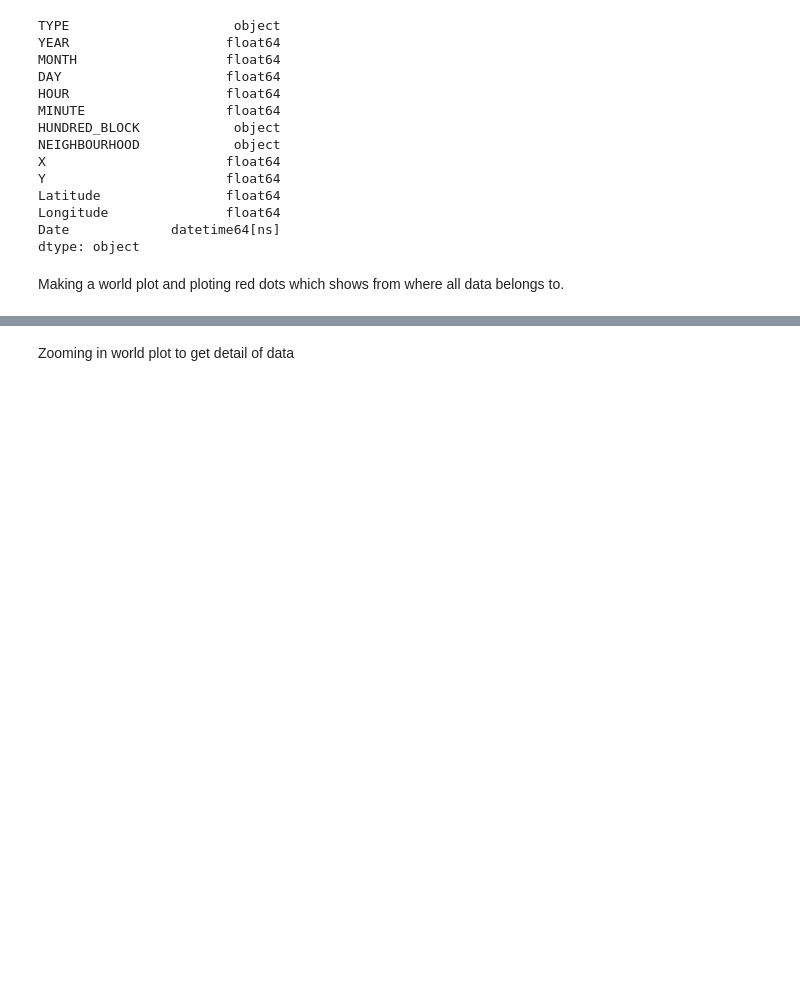
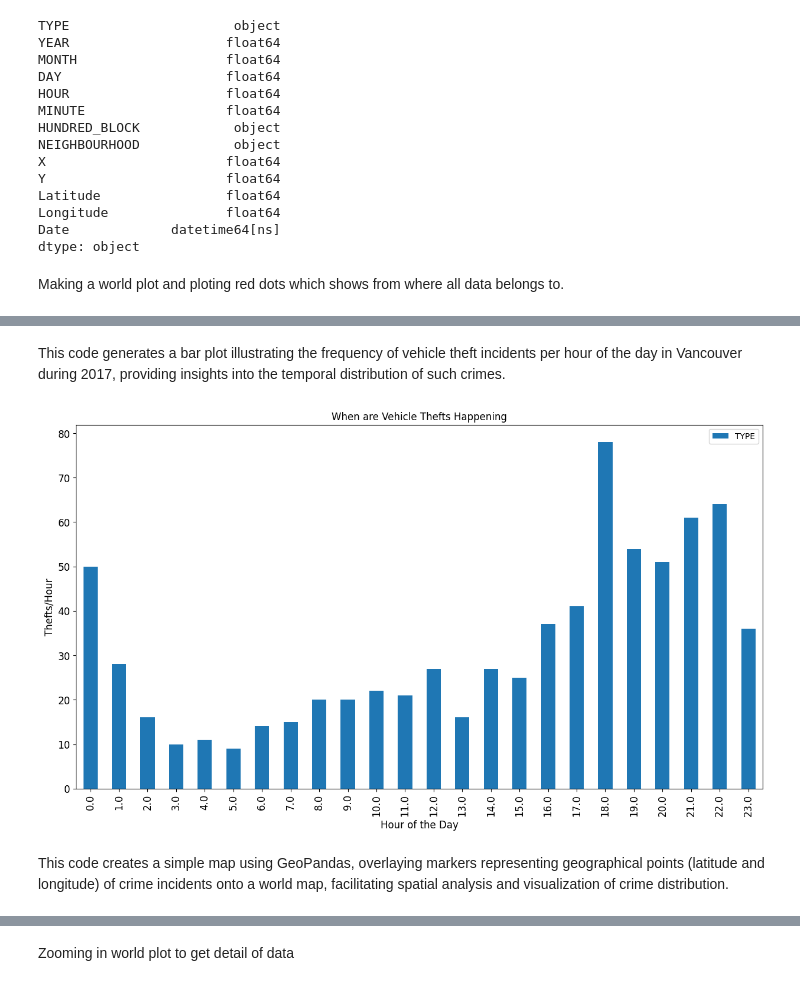
Before and after one commit to Hanina-ka/crime-pattern-analysis-ml, a Jupyter notebook: CrimeTypeDetection.ipynb, the cells around one changed output, grey strips where cells are left out. Drawn from its saved outputs; the diff is of its cells as text; code cells hidden in the pictures; blank space fills up the shorter version.

```diff
--- a/CrimeTypeDetection.ipynb
+++ b/CrimeTypeDetection.ipynb
@@ -273,3 +175,17 @@ Making a world plot and ploting red dots which shows from where all data belongs
+# %% [markdown]
+This code generates a bar plot illustrating the frequency of vehicle theft incidents per hour of the day in Vancouver during 2017, providing insights into the temporal distribution of such crimes.
+# %%
+# Create a dataset of counts per hour
+veh_hour = veh2017[['TYPE','HOUR']].groupby(['HOUR'],as_index=False).count()
+
+ax = veh_hour.plot(kind='bar', x='HOUR', title ="When are Vehicle Thefts Happening", figsize=(15, 8), fontsize=12,legend=True,)
+ax.set_xlabel("Hour of the Day", fontsize=12)
+ax.set_ylabel("Thefts/Hour", fontsize=12)
+plt.show()
+# %% [output]
+[figure, added]
+# %% [markdown]
+This code creates a simple map using GeoPandas, overlaying markers representing geographical points (latitude and longitude) of crime incidents onto a world map, facilitating spatial analysis and visualization of crime distribution.
 # %%
 geometry = [Point(xy) for xy in zip(df['Longitude'], df['Latitude'])]
 gdf = GeoDataFrame(df, geometry=geometry)
```
Also changed, not shown: parts of 104 cells of this notebook.
